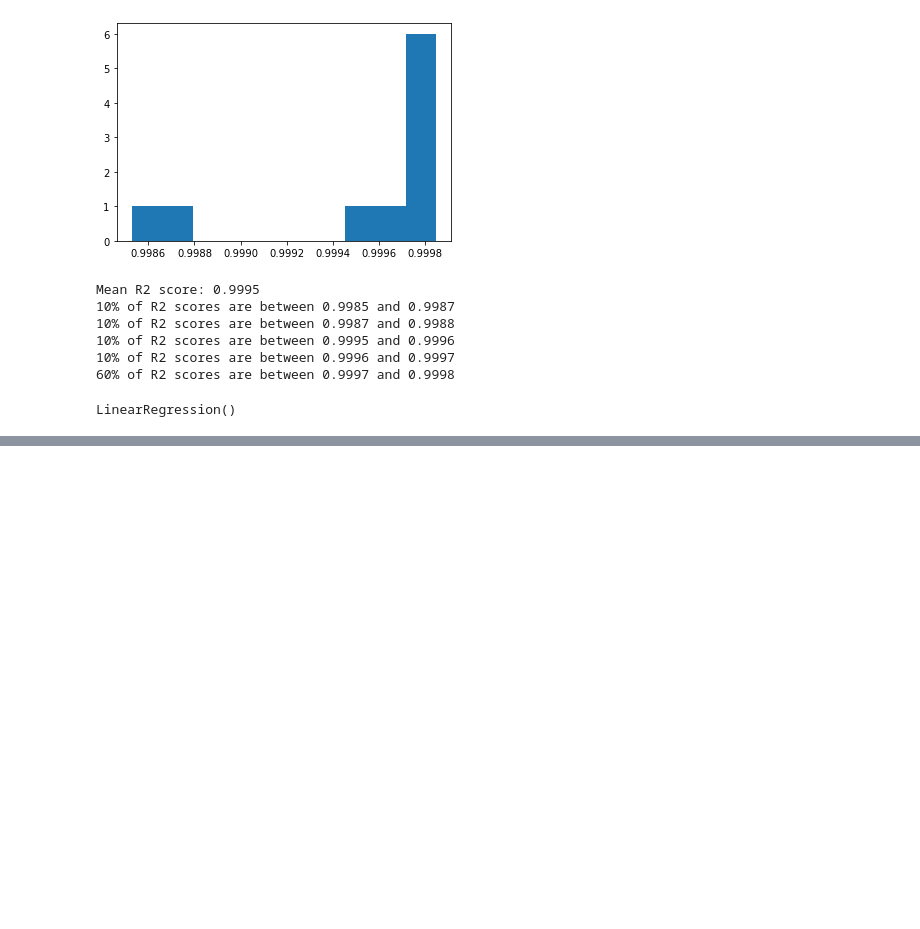
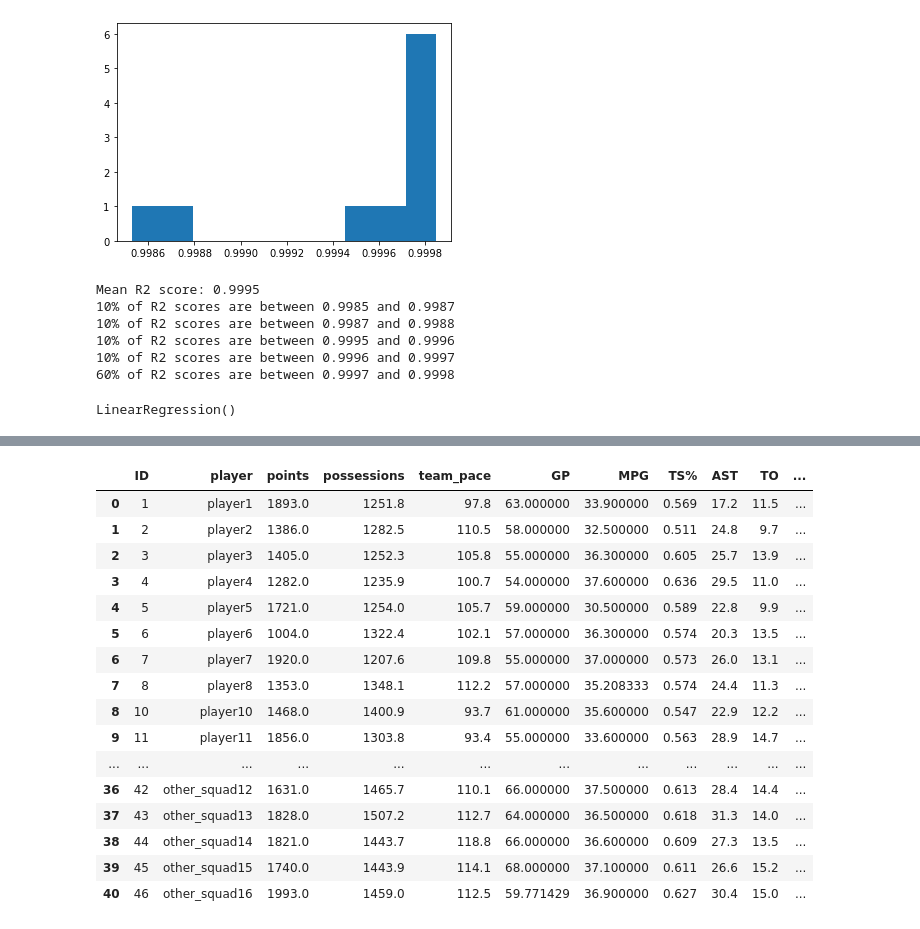
Before and after one commit to Shpchv/basketboll-analytics, a Jupyter notebook: space-jam-anl.ipynb, the cells around one changed output, grey strips where cells are left out. Drawn from its saved outputs; the diff is of its cells as text; code cells hidden in the pictures; blank space fills up the shorter version.

Commit message:
Filled in missing values using scikit learn

```diff
--- a/space-jam-anl.ipynb
+++ b/space-jam-anl.ipynb
@@ -502,3 +502,7 @@ Mean R2 score: 0.9995
 lin_reg.fit(X, y)
 # %% [output]
 LinearRegression()
+# %%
+#Creating a mask of rows in the DataFrame
+mask = player_df.isnull().any(axis = 1)
+mask
@@ -504,0 +541,4 @@ LinearRegression()
+# %%
+#Impute the missing values in "PER"
+player_df.loc[mask, 'PER'] = lin_reg.predict(player_df.loc[mask].iloc[:, 5:-1])
+player_df.isna().sum()
@@ -504,0 +562,20 @@ LinearRegression()
+# %%
+player_df
+# %% [output]
+|  | ID | player | points | possessions | team_pace | GP | MPG | TS% | AST | TO | ... |
+| 0 | 1 | player1 | 1893.0 | 1251.8 | 97.8 | 63.000000 | 33.900000 | 0.569 | 17.2 | 11.5 | ... |
+| 1 | 2 | player2 | 1386.0 | 1282.5 | 110.5 | 58.000000 | 32.500000 | 0.511 | 24.8 | 9.7 | ... |
+| 2 | 3 | player3 | 1405.0 | 1252.3 | 105.8 | 55.000000 | 36.300000 | 0.605 | 25.7 | 13.9 | ... |
+| 3 | 4 | player4 | 1282.0 | 1235.9 | 100.7 | 54.000000 | 37.600000 | 0.636 | 29.5 | 11.0 | ... |
+| 4 | 5 | player5 | 1721.0 | 1254.0 | 105.7 | 59.000000 | 30.500000 | 0.589 | 22.8 | 9.9 | ... |
+| 5 | 6 | player6 | 1004.0 | 1322.4 | 102.1 | 57.000000 | 36.300000 | 0.574 | 20.3 | 13.5 | ... |
+| 6 | 7 | player7 | 1920.0 | 1207.6 | 109.8 | 55.000000 | 37.000000 | 0.573 | 26.0 | 13.1 | ... |
+| 7 | 8 | player8 | 1353.0 | 1348.1 | 112.2 | 57.000000 | 35.208333 | 0.574 | 24.4 | 11.3 | ... |
+| 8 | 10 | player10 | 1468.0 | 1400.9 | 93.7 | 61.000000 | 35.600000 | 0.547 | 22.9 | 12.2 | ... |
+| 9 | 11 | player11 | 1856.0 | 1303.8 | 93.4 | 55.000000 | 33.600000 | 0.563 | 28.9 | 14.7 | ... |
+| ... | ... | ... | ... | ... | ... | ... | ... | ... | ... | ... | ... |
+| 36 | 42 | other_squad12 | 1631.0 | 1465.7 | 110.1 | 66.000000 | 37.500000 | 0.613 | 28.4 | 14.4 | ... |
+| 37 | 43 | other_squad13 | 1828.0 | 1507.2 | 112.7 | 64.000000 | 36.500000 | 0.618 | 31.3 | 14.0 | ... |
+| 38 | 44 | other_squad14 | 1821.0 | 1443.7 | 118.8 | 66.000000 | 36.600000 | 0.609 | 27.3 | 13.5 | ... |
+| 39 | 45 | other_squad15 | 1740.0 | 1443.9 | 114.1 | 68.000000 | 37.100000 | 0.611 | 26.6 | 15.2 | ... |
+| 40 | 46 | other_squad16 | 1993.0 | 1459.0 | 112.5 | 59.771429 | 36.900000 | 0.627 | 30.4 | 15.0 | ... |
```
Also changed, not shown: parts of 4 cells of this notebook, 1 other file.
